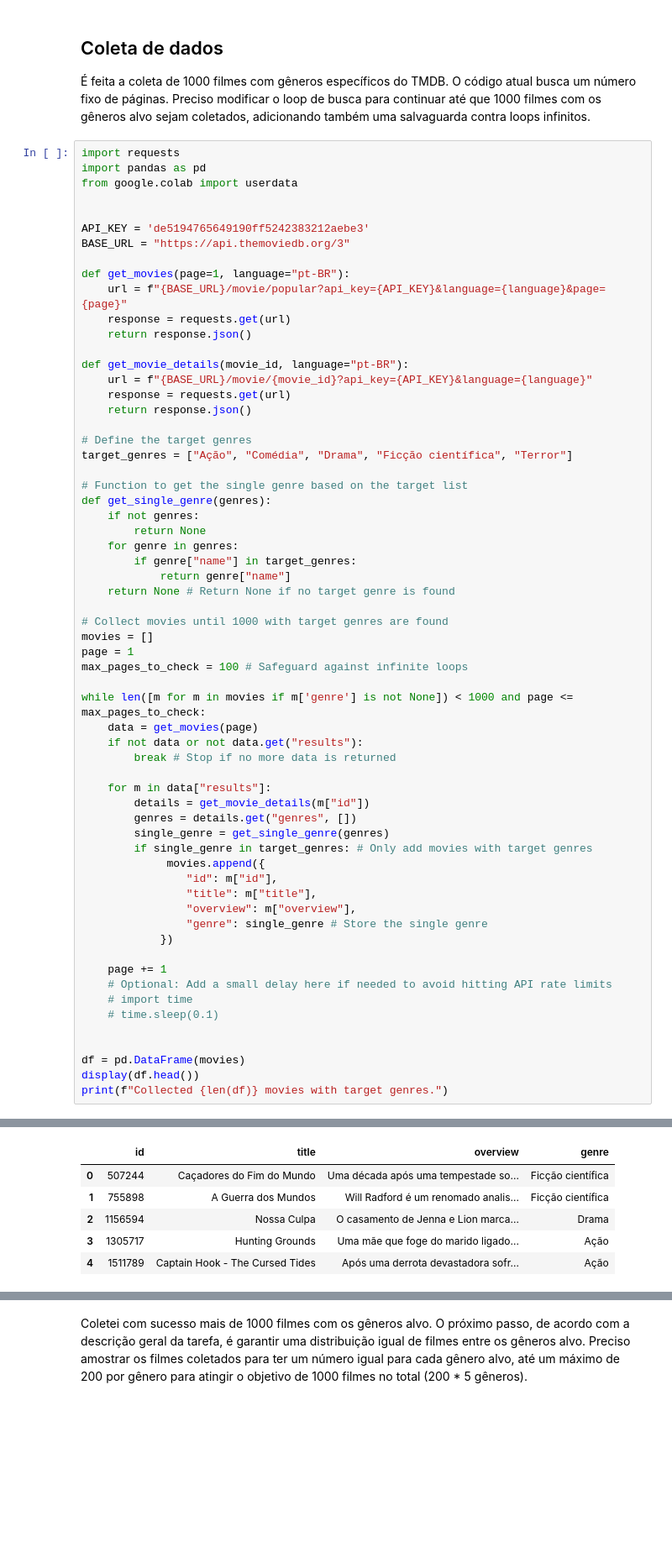
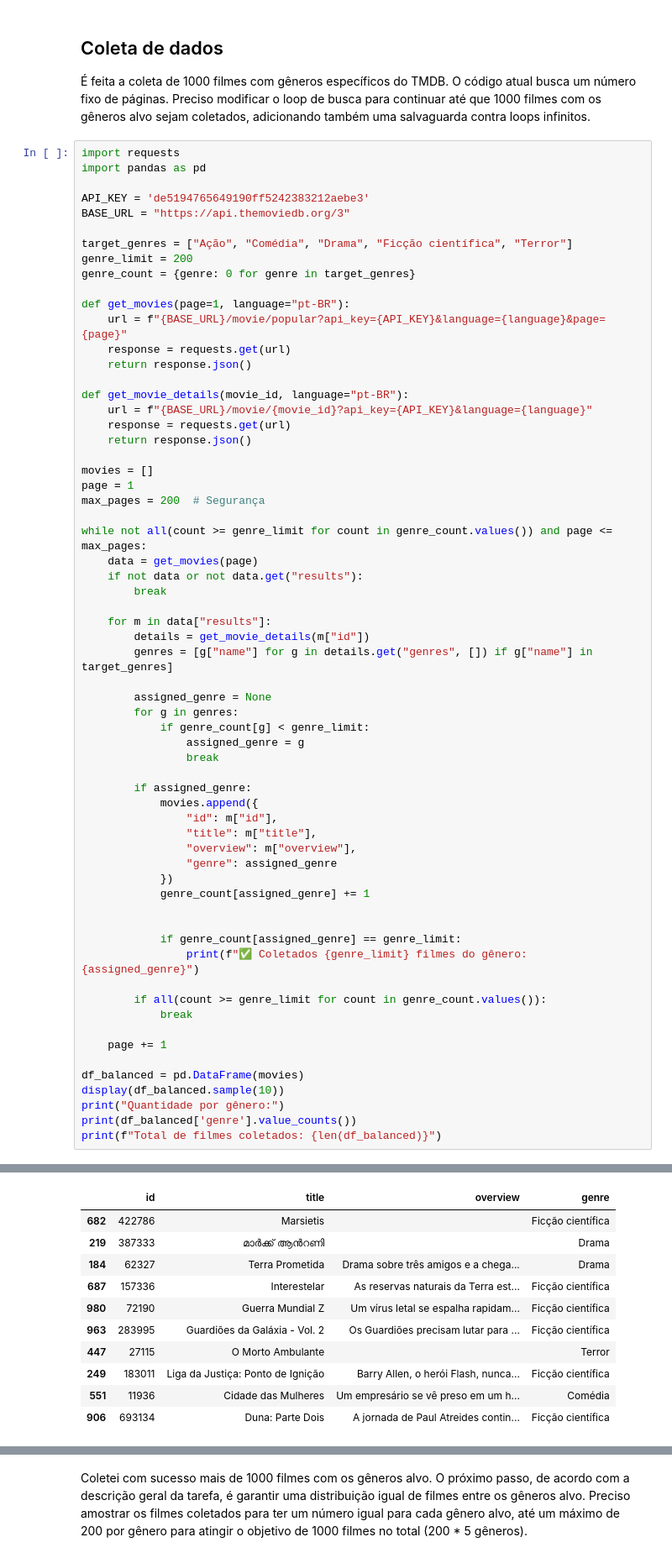
Before and after one commit to movie-genre-team/movie_llm_team, a Jupyter notebook: backend.ipynb, the cells around one changed output, grey strips where cells are left out. Shown at 84% size. Saved outputs shown, nothing was run; the diff lists cells and outputs as text; blank space fills up the shorter version.

```diff
--- a/backend.ipynb
+++ b/backend.ipynb
@@ -9,11 +9,13 @@ datasets.disable_progress_bar()
 # %%
 import requests
 import pandas as pd
-from google.colab import userdata
-
 
 API_KEY = 'de5194765649190ff5242383212aebe3'
 BASE_URL = "https://api.themoviedb.org/3"
+
+target_genres = ["Ação", "Comédia", "Drama", "Ficção científica", "Terror"]
+genre_limit = 200
+genre_count = {genre: 0 for genre in target_genres}
 
 def get_movies(page=1, language="pt-BR"):
     url = f"{BASE_URL}/movie/popular?api_key={API_KEY}&language={language}&page={page}"
@@ -25,47 +27,46 @@ def get_movie_details(movie_id, language="pt-BR"):
     response = requests.get(url)
     return response.json()
 
-# Define the target genres
-target_genres = ["Ação", "Comédia", "Drama", "Ficção científica", "Terror"]
-
-# Function to get the single genre based on the target list
-def get_single_genre(genres):
-    if not genres:
-        return None
-    for genre in genres:
-        if genre["name"] in target_genres:
-            return genre["name"]
-    return None # Return None if no target genre is found
-
-# Collect movies until 1000 with target genres are found
 movies = []
 page = 1
-max_pages_to_check = 100 # Safeguard against infinite loops
+max_pages = 200  # Segurança
 
-while len([m for m in movies if m['genre'] is not None]) < 1000 and page <= max_pages_to_check:
+while not all(count >= genre_limit for count in genre_count.values()) and page <= max_pages:
     data = get_movies(page)
     if not data or not data.get("results"):
-        break # Stop if no more data is returned
+        break
 
     for m in data["results"]:
         details = get_movie_details(m["id"])
-        genres = details.get("genres", [])
-        single_genre = get_single_genre(genres)
-        if single_genre in target_genres: # Only add movies with target genres
-             movies.append({
+        genres = [g["name"] for g in details.get("genres", []) if g["name"] in target_genres]
+
+        assigned_genre = None
+        for g in genres:
+            if genre_count[g] < genre_limit:
+                assigned_genre = g
+                break
+
+        if assigned_genre:
+            movies.append({
                 "id": m["id"],
                 "title": m["title"],
                 "overview": m["overview"],
-                "genre": single_genre # Store the single genre
+                "genre": assigned_genre
             })
+            genre_count[assigned_genre] += 1
+
+
+            if genre_count[assigned_genre] == genre_limit:
+                print(f"✅ Coletados {genre_limit} filmes do gênero: {assigned_genre}")
+
+        if all(count >= genre_limit for count in genre_count.values()):
+            break
 
     page += 1
-    # Optional: Add a small delay here if needed to avoid hitting API rate limits
-    # import time
-    # time.sleep(0.1)
 
-
-df = pd.DataFrame(movies)
-display(df.head())
-print(f"Collected {len(df)} movies with target genres.")
+df_balanced = pd.DataFrame(movies)
+display(df_balanced.sample(10))
+print("Quantidade por gênero:")
+print(df_balanced['genre'].value_counts())
+print(f"Total de filmes coletados: {len(df_balanced)}")
 # %% [output]
@@ -72,6 +78,11 @@ print(f"Collected {len(df)} movies with target genres.")
 |  | id | title | overview | genre |
-| 0 | 507244 | Caçadores do Fim do Mundo | Uma década após uma tempestade so... | Ficção científica |
-| 1 | 755898 | A Guerra dos Mundos | Will Radford é um renomado analis... | Ficção científica |
-| 2 | 1156594 | Nossa Culpa | O casamento de Jenna e Lion marca... | Drama |
-| 3 | 1305717 | Hunting Grounds | Uma mãe que foge do marido ligado... | Ação |
-| 4 | 1511789 | Captain Hook - The Cursed Tides | Após uma derrota devastadora sofr... | Ação |
+| 682 | 422786 | Marsietis |  | Ficção científica |
+| 219 | 387333 | മാർക്ക് ആന്‍റണി |  | Drama |
+| 184 | 62327 | Terra Prometida | Drama sobre três amigos e a chega... | Drama |
+| 687 | 157336 | Interestelar | As reservas naturais da Terra est... | Ficção científica |
+| 980 | 72190 | Guerra Mundial Z | Um vírus letal se espalha rapidam... | Ficção científica |
+| 963 | 283995 | Guardiões da Galáxia - Vol. 2 | Os Guardiões precisam lutar para ... | Ficção científica |
+| 447 | 27115 | O Morto Ambulante |  | Terror |
+| 249 | 183011 | Liga da Justiça: Ponto de Ignição | Barry Allen, o herói Flash, nunca... | Ficção científica |
+| 551 | 11936 | Cidade das Mulheres | Um empresário se vê preso em um h... | Comédia |
+| 906 | 693134 | Duna: Parte Dois | A jornada de Paul Atreides contin... | Ficção científica |
```
Also changed, not shown: parts of 14 cells of this notebook.
